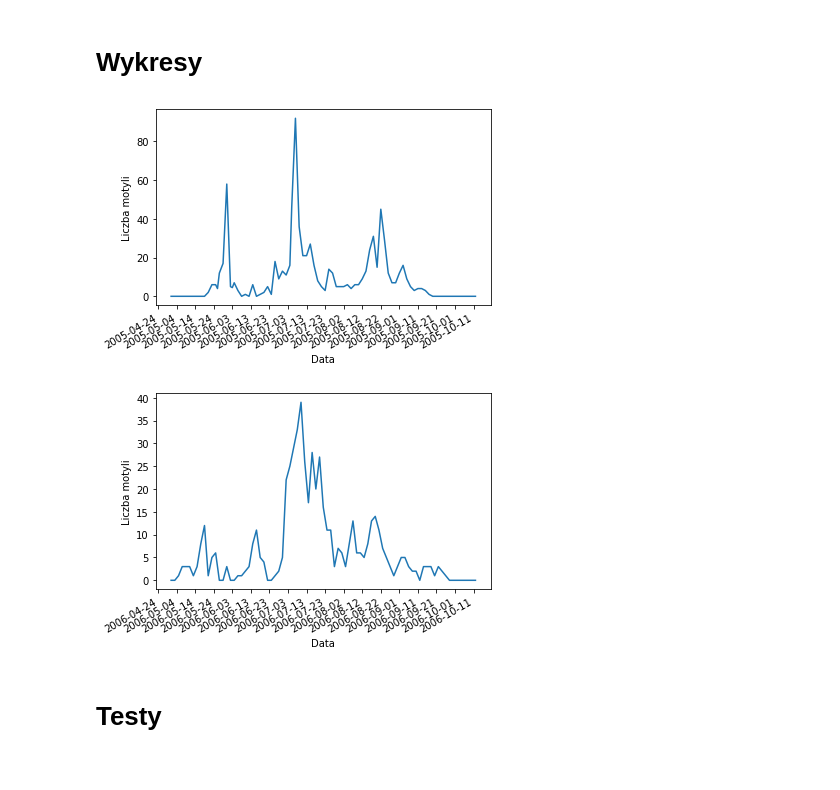
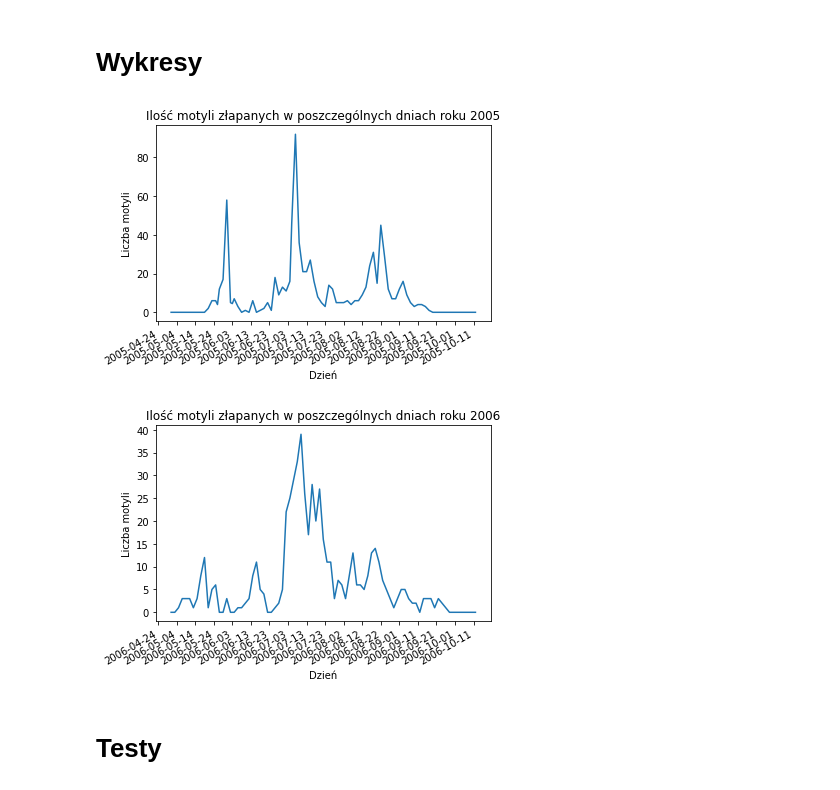
Before and after one commit to Ligerd/research_project, a Jupyter notebook: code/data_analisis.ipynb, the cells around one changed output. Drawn from its saved outputs; the diff is of its cells as text; code cells hidden in the pictures.

```diff
--- a/code/data_analisis.ipynb
+++ b/code/data_analisis.ipynb
@@ -31,14 +31,16 @@ def prepare_data(df, columns: list):
     df.ne(0).idxmax().to_frame('pos').assign(val=lambda d: df.lookup(d.pos, d.index))
     return df.loc[120:284]
 # %%
-def plot_data(df):
+def plot_data(df, title):
     x_values = [datetime.datetime.strptime(d,"%d.%m.%Y").date() for d in df['Date']]
     plt.gca().xaxis.set_major_formatter(mdates.DateFormatter('%Y-%m-%d'))
     plt.gca().xaxis.set_major_locator(mdates.DayLocator(interval=10))
     plt.plot(x_values,df['Sum_trap'])
     plt.gcf().autofmt_xdate()
-    plt.xlabel("Data")
+    plt.title(title)
+    plt.xlabel("Dzień")
     plt.ylabel("Liczba motyli")
+    plt.savefig(title+".pdf")
     plt.show()
 # %%
 data_2005 = prepare_data(data_2005,col)
@@ -107,13 +109,13 @@ sns.heatmap(data_2006.corr(), annot = data_2006.corr())
 # %% [markdown]
 # Wykresy
 # %%
-plot_data(data_2005)
+plot_data(data_2005, "Ilość motyli złapanych w poszczególnych dniach roku 2005")
 # %% [output]
-[figure, old version]
+[figure, new version]
 # %%
-plot_data(data_2006)
+plot_data(data_2006, "Ilość motyli złapanych w poszczególnych dniach roku 2006")
 # %% [output]
-[figure, old version]
+[figure, new version]
 # %% [markdown]
 # Testy
 # %%
```
Also changed, not shown: parts of 1 cell of this notebook, 4 other files.
